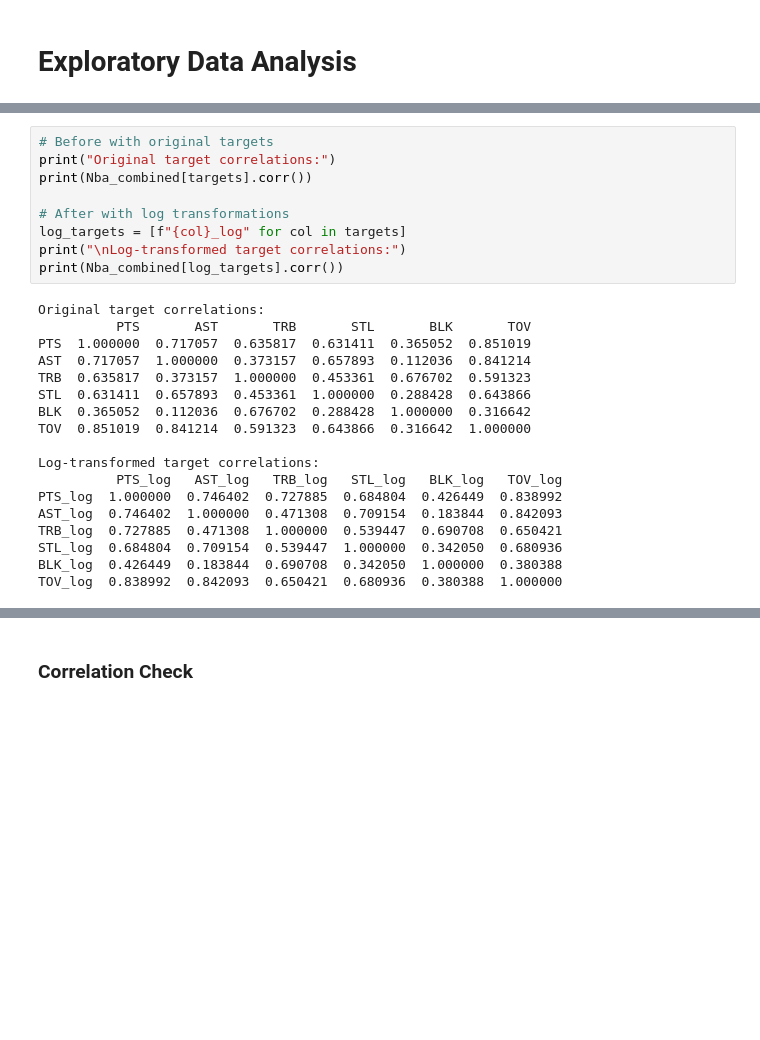
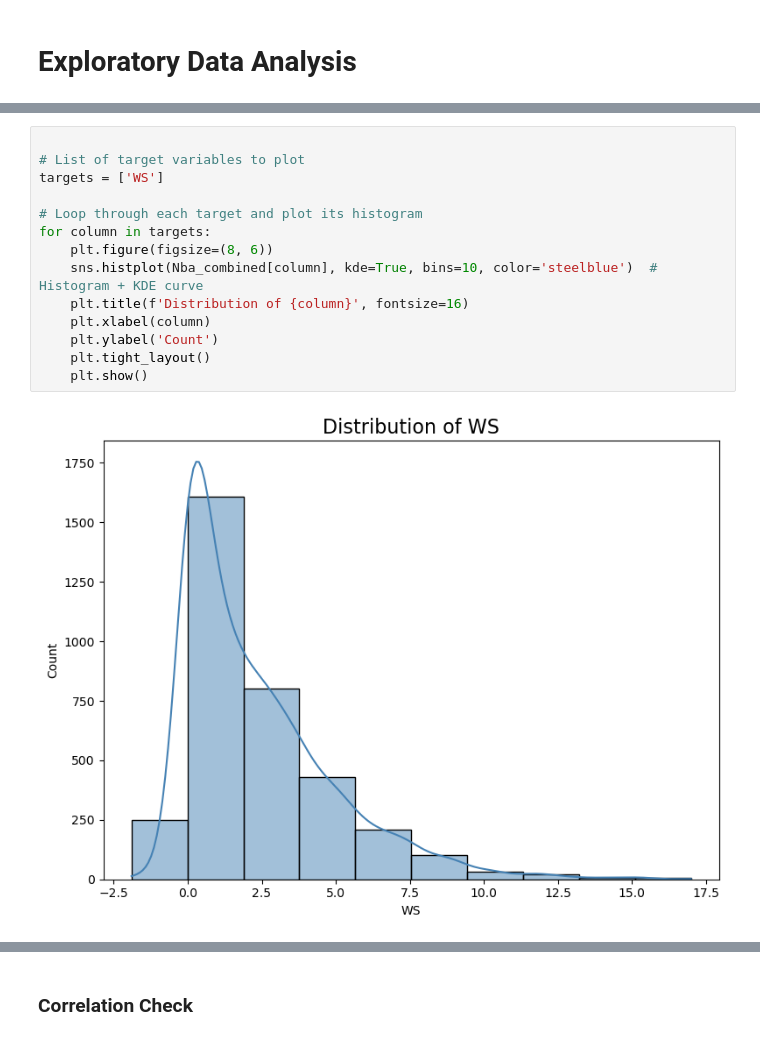
Before and after one commit to oduku1/Omar_Dukureh_Capstone_Final, a Jupyter notebook: Omar_Dukureh_Sprint_1/data.ipynb, the cells around one changed output, grey strips where cells are left out. Drawn from its saved outputs; the diff is of its cells as text; blank space fills up the shorter version.

```diff
--- a/Omar_Dukureh_Sprint_1/data.ipynb
+++ b/Omar_Dukureh_Sprint_1/data.ipynb
@@ -296,27 +266,16 @@ for col in targets:
-# %%
-# Before with original targets
-print("Original target correlations:")
-print(Nba_combined[targets].corr())
-
-# After with log transformations
-log_targets = [f"{col}_log" for col in targets]
-print("\nLog-transformed target correlations:")
-print(Nba_combined[log_targets].corr())
-# %% [output]
-Original target correlations:
-          PTS       AST       TRB       STL       BLK       TOV
-PTS  1.000000  0.717057  0.635817  0.631411  0.365052  0.851019
-AST  0.717057  1.000000  0.373157  0.657893  0.112036  0.841214
-TRB  0.635817  0.373157  1.000000  0.453361  0.676702  0.591323
-STL  0.631411  0.657893  0.453361  1.000000  0.288428  0.643866
-BLK  0.365052  0.112036  0.676702  0.288428  1.000000  0.316642
-TOV  0.851019  0.841214  0.591323  0.643866  0.316642  1.000000
-
-Log-transformed target correlations:
-          PTS_log   AST_log   TRB_log   STL_log   BLK_log   TOV_log
-PTS_log  1.000000  0.746402  0.727885  0.684804  0.426449  0.838992
-AST_log  0.746402  1.000000  0.471308  0.709154  0.183844  0.842093
-TRB_log  0.727885  0.471308  1.000000  0.539447  0.690708  0.650421
-STL_log  0.684804  0.709154  0.539447  1.000000  0.342050  0.680936
-BLK_log  0.426449  0.183844  0.690708  0.342050  1.000000  0.380388
-TOV_log  0.838992  0.842093  0.650421  0.680936  0.380388  1.000000
+# %%
+
+# List of target variables to plot
+targets = ['WS']
+
+# Loop through each target and plot its histogram
+for column in targets:
+    plt.figure(figsize=(8, 6))
+    sns.histplot(Nba_combined[column], kde=True, bins=10, color='steelblue')  # Histogram + KDE curve
+    plt.title(f'Distribution of {column}', fontsize=16)
+    plt.xlabel(column)
+    plt.ylabel('Count')
+    plt.tight_layout()
+    plt.show()
+# %% [output]
+[figure, added]
```
Also changed, not shown: parts of 50 cells of this notebook, 3 other files.
